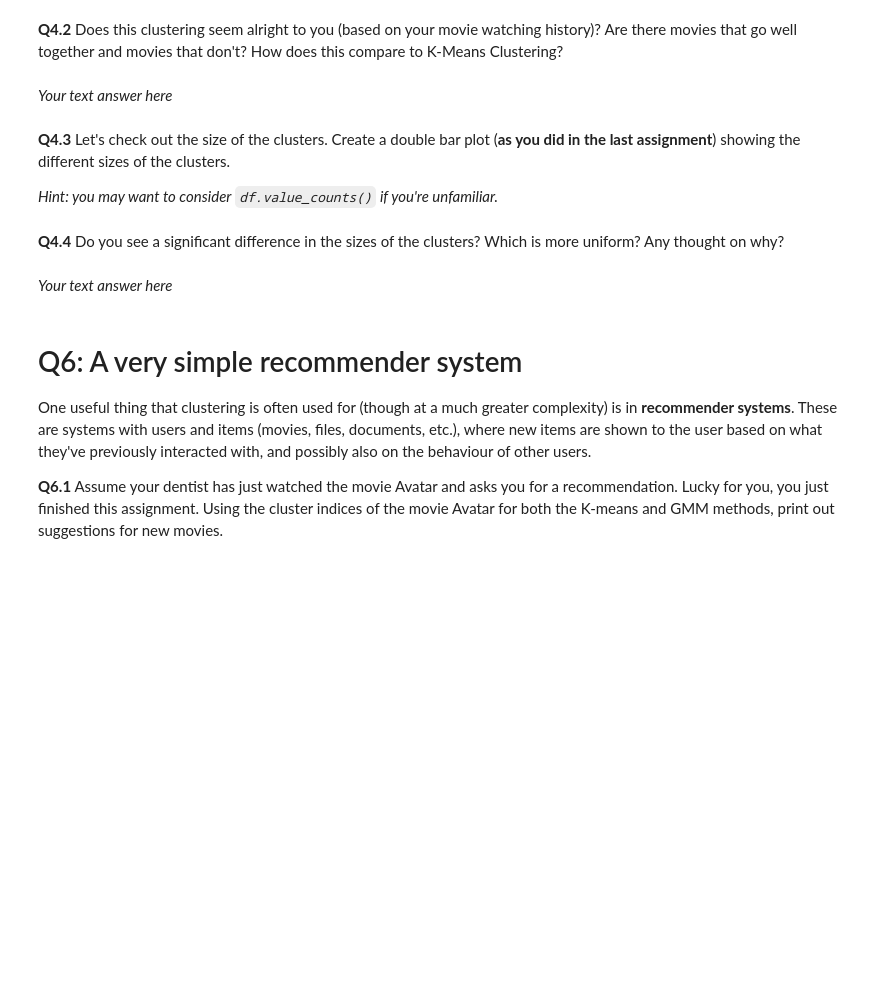
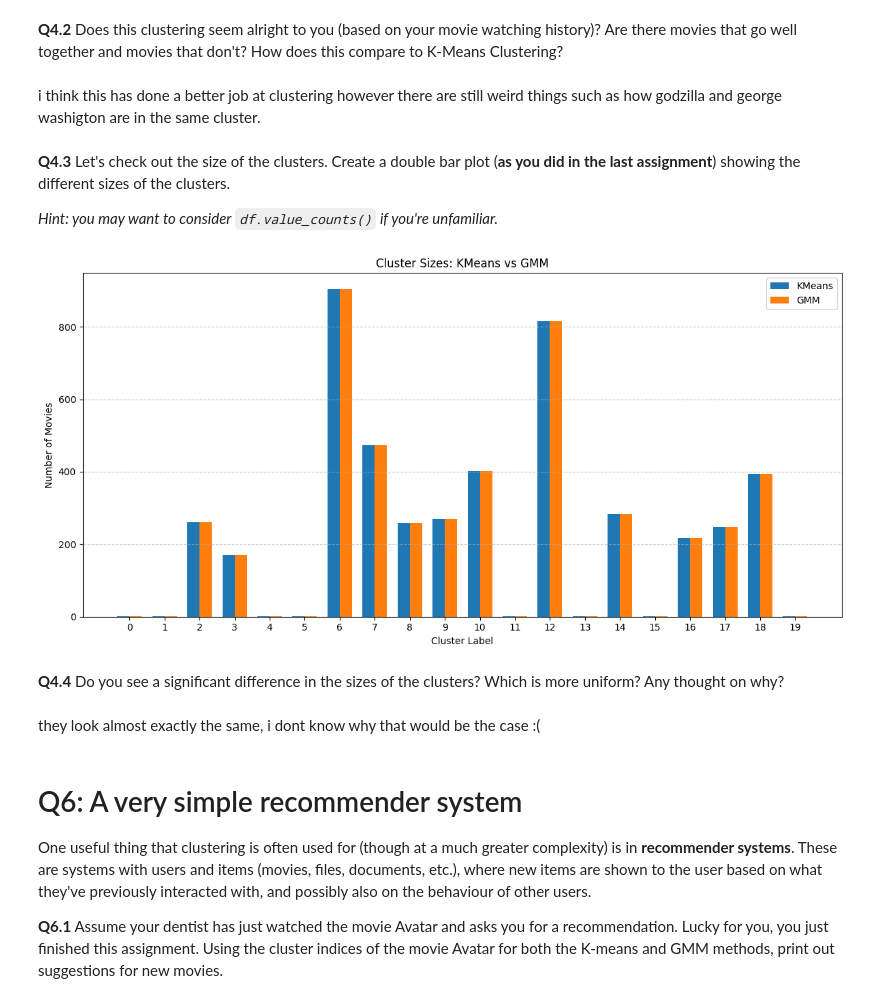
Before and after one commit to Nash-Foggitt/TMDL-NASH-FOGGITT, a Jupyter notebook: TMDL_2024_25_Assignment_3,_Qs_only.ipynb, the cells around one changed output. Saved outputs shown, nothing was run; the diff lists cells and outputs as text; code cells hidden in the pictures; blank space fills up the shorter version.

```diff
--- a/TMDL_2024_25_Assignment_3,_Qs_only.ipynb
+++ b/TMDL_2024_25_Assignment_3,_Qs_only.ipynb
@@ -374,0 +483,15 @@ df["cluster_kmeans"] = ... # set predictions
+# %%
+from sklearn.mixture import GaussianMixture
+
+# Set up and fit GMM
+gmm = GaussianMixture(n_components=20, random_state=42)
+gmm.fit(df["overview_pca"].tolist())
+
+# Predict cluster labels
+gmm_preds = gmm.predict(df["overview_pca"].tolist())
+
+# Add predictions to the DataFrame
+df["cluster_gmm"] = gmm_preds
+
+# Print movies in cluster 0
+print(df[df["cluster_gmm"] == 0])
@@ -375,7 +536,7 @@ df["cluster_kmeans"] = ... # set predictions
 # %% [markdown]
 **Q4.2** Does this clustering seem alright to you (based on your movie watching history)? Are there movies that go well together and movies that don't? How does this compare to K-Means Clustering?
-# %% [markdown]
-*Your text answer here*
+# %% [markdown]
+i think this has done a better job at clustering however there are still weird things such as how godzilla and george washigton are in the same cluster.
 # %% [markdown]
 **Q4.3** Let's check out the size of the clusters. Create a double bar plot (**as you did in the last assignment**) showing the different sizes of the clusters.
 
@@ -387,7 +544,35 @@ df["cluster_kmeans"] = ... # set predictions
+# %%
+# Get cluster sizes
+kmeans_counts = df["cluster_kmeans"].value_counts().sort_index()
+gmm_counts = df["cluster_gmm"].value_counts().sort_index()
+
+# Ensure same order of cluster labels
+cluster_labels = sorted(set(kmeans_counts.index).union(gmm_counts.index))
+
+# Prepare bar positions
+x = np.arange(len(cluster_labels))
+width = 0.35
+
+# Plot
+plt.figure(figsize=(12, 6))
+plt.bar(x - width/2, kmeans_counts[cluster_labels], width, label="KMeans")
+plt.bar(x + width/2, gmm_counts[cluster_labels], width, label="GMM")
+
+# Labels and formatting
+plt.xlabel("Cluster Label")
+plt.ylabel("Number of Movies")
+plt.title("Cluster Sizes: KMeans vs GMM")
+plt.xticks(x, cluster_labels)
+plt.legend()
+plt.grid(axis='y', linestyle='--', alpha=0.7)
+plt.tight_layout()
+plt.show()
+# %% [output]
+[figure, added]
 # %% [markdown]
 **Q4.4** Do you see a significant difference in the sizes of the clusters? Which is more uniform? Any thought on why?
-# %% [markdown]
-*Your text answer here*
+# %% [markdown]
+they look almost exactly the same, i dont know why that would be the case :(
 # %% [markdown]
 # Q6: A very simple recommender system
 
```
Also changed, not shown: parts of 26 cells of this notebook.
